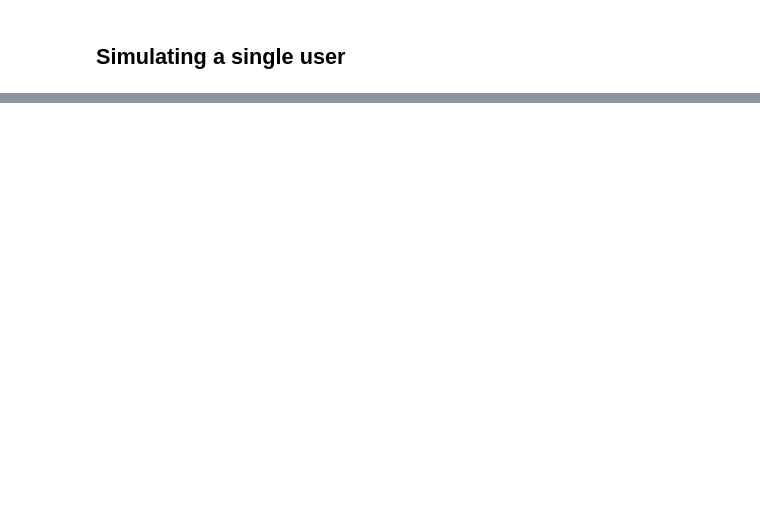
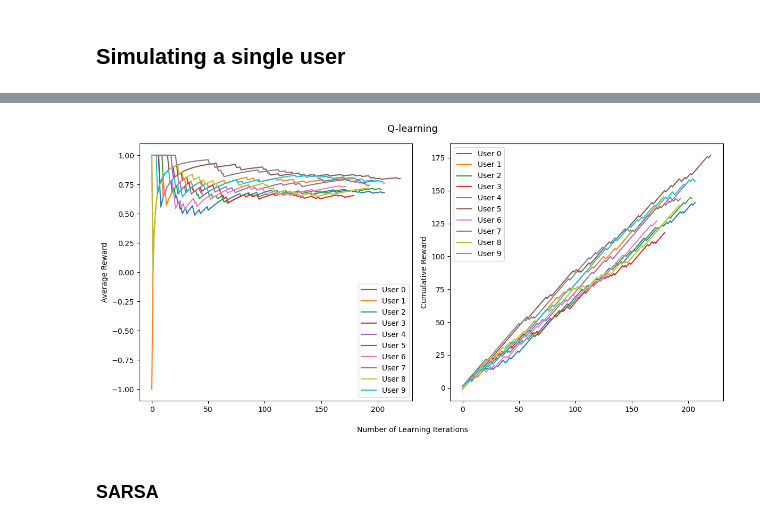
Before and after one commit to cyalbert25/EE568-StudentRLProject-1, a Jupyter notebook: WriteUpRight_new.ipynb, the cells around one changed output, grey strips where cells are left out. Cells and saved outputs as stored; diff of their text form; code cells hidden in the pictures; blank space fills up the shorter version.

```diff
--- a/WriteUpRight_new.ipynb
+++ b/WriteUpRight_new.ipynb
@@ -484,0 +552,3 @@ plt.show()
+# %%
+num_users = 10
+users = generate_users(base_transition_matrix, lambda_range, p_aha_range, p_aha_factor_range, posture_change_factor_range, num_users=num_users)
@@ -484,0 +557,34 @@ plt.show()
+# %%
+Qs = []
+average_rewards = []
+cum_rewards = []
+
+for user in users:
+    Q, env, avg_rewards, c_rewards, _ = user.simulation("Q", num_iterations=1200, explore_rate=0.1, max_delay=7)
+    Qs.append(Q)
+    average_rewards.append(avg_rewards)
+    cum_rewards.append(c_rewards)
+# %%
+# Create the subplots
+fig, axs = plt.subplots(1, 2, figsize=(12, 6))
+
+# Plot average reward for each user
+for idx in range(num_users):
+    axs[0].plot(average_rewards[idx], label=f"User {idx}")
+    axs[1].plot(cum_rewards[idx], label=f"User {idx}")
+
+axs[0].set_ylabel("Average Reward")
+axs[0].legend()
+
+axs[1].set_ylabel("Cumulative Reward")
+axs[1].legend()
+
+fig.supxlabel('Number of Learning Iterations', fontsize=10)
+fig.suptitle('Q-learning', fontsize=13)
+
+plt.tight_layout()
+plt.show()
+# %% [output]
+[figure, added]
+# %% [markdown]
+### SARSA
```
Also changed, not shown: parts of 24 cells of this notebook, 1 other file.
